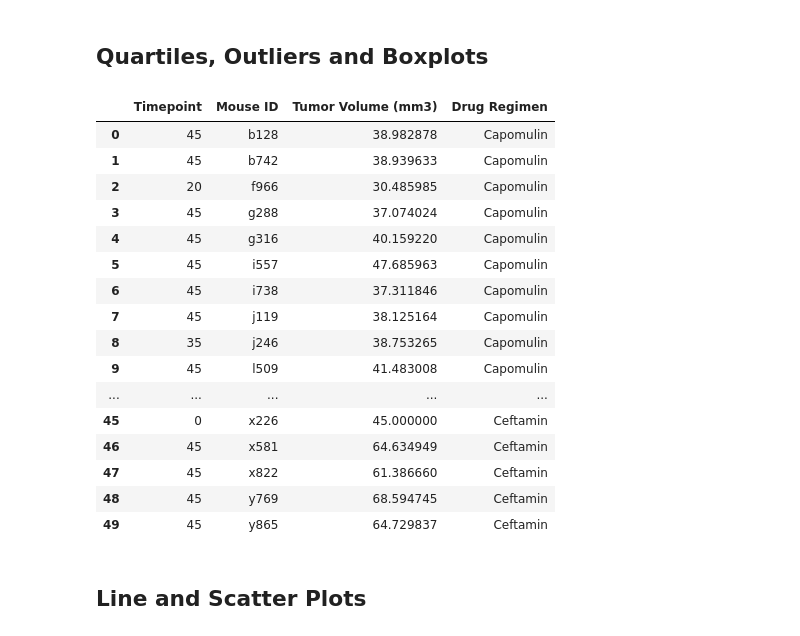
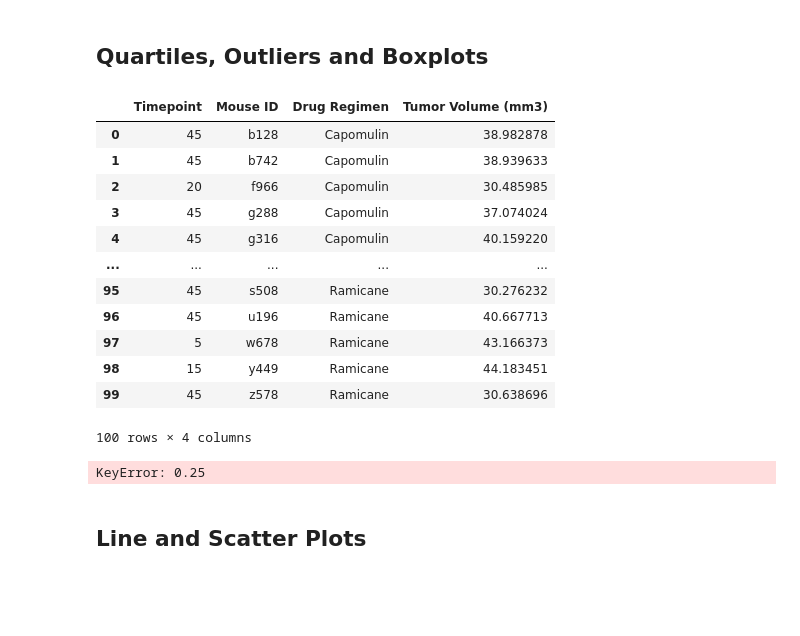
Before and after one commit to travisb98/Plotting_Pharmaceutical_Data, a Jupyter notebook: Pymaceuticals/pymaceuticals_starter.ipynb, the cells around one changed output. Cells and saved outputs as stored; diff of their text form; code cells hidden in the pictures; blank space fills up the shorter version.

Commit message:
working on calculating the interquartile range, need to do some debugging

```diff
--- a/Pymaceuticals/pymaceuticals_starter.ipynb
+++ b/Pymaceuticals/pymaceuticals_starter.ipynb
@@ -176,34 +176,30 @@ plt.show()
 # %%
 # Calculate the final tumor volume of each mouse across four of the treatment regimens:
 # Capomulin, Ramicane, Infubinol, and Ceftamin
 # Start by getting the last (greatest) timepoint for each mouse
 # Merge this group df with the original dataframe to get the tumor volume at the last timepoint
 
 #creates a dataframe of all entries related to the 4 requested drugs
 top_drugs_list = ['Capomulin','Ramicane','Infubinol','Ceftamin']
 top_drugs_df =study_and_mouse_working.loc[study_and_mouse_working['Drug Regimen'].isin(top_drugs_list)]
 
 #finds the max time point for each drug and mouse
 top_time=pd.DataFrame(top_drugs_df.groupby(['Drug Regimen','Mouse ID'])['Timepoint'].max())
 
 #meges in the orginal dataframe on the
 final_tumor_volumes = pd.merge(top_time,study_and_mouse_working[['Timepoint','Mouse ID','Tumor Volume (mm3)','Drug Regimen']], on=['Timepoint','Mouse ID','Drug Regimen'])
-final_tumor_volumes.head(50)
+final_tumor_volumes
 # %% [output]
-|  | Timepoint | Mouse ID | Tumor Volume (mm3) | Drug Regimen |
-| 0 | 45 | b128 | 38.982878 | Capomulin |
-| 1 | 45 | b742 | 38.939633 | Capomulin |
-| 2 | 20 | f966 | 30.485985 | Capomulin |
-| 3 | 45 | g288 | 37.074024 | Capomulin |
-| 4 | 45 | g316 | 40.159220 | Capomulin |
-| 5 | 45 | i557 | 47.685963 | Capomulin |
-| 6 | 45 | i738 | 37.311846 | Capomulin |
-| 7 | 45 | j119 | 38.125164 | Capomulin |
-| 8 | 35 | j246 | 38.753265 | Capomulin |
-| 9 | 45 | l509 | 41.483008 | Capomulin |
+|  | Timepoint | Mouse ID | Drug Regimen | Tumor Volume (mm3) |
+| 0 | 45 | b128 | Capomulin | 38.982878 |
+| 1 | 45 | b742 | Capomulin | 38.939633 |
+| 2 | 20 | f966 | Capomulin | 30.485985 |
+| 3 | 45 | g288 | Capomulin | 37.074024 |
+| 4 | 45 | g316 | Capomulin | 40.159220 |
 | ... | ... | ... | ... | ... |
-| 45 | 0 | x226 | 45.000000 | Ceftamin |
-| 46 | 45 | x581 | 64.634949 | Ceftamin |
-| 47 | 45 | x822 | 61.386660 | Ceftamin |
-| 48 | 45 | y769 | 68.594745 | Ceftamin |
-| 49 | 45 | y865 | 64.729837 | Ceftamin |
+| 95 | 45 | s508 | Ramicane | 30.276232 |
+| 96 | 45 | u196 | Ramicane | 40.667713 |
+| 97 | 5 | w678 | Ramicane | 43.166373 |
+| 98 | 15 | y449 | Ramicane | 44.183451 |
+| 99 | 45 | z578 | Ramicane | 30.638696 |
+100 rows × 4 columns
@@ -240,11 +206,29 @@ final_tumor_volumes.head(50)
 # %%
 # Put treatments into a list for for loop (and later for plot labels)
+# top_drugs_list = ['Capomulin','Ramicane','Infubinol','Ceftamin']
 
+top_drugs_list
+
+# cap_df
+# ram_df
+# inf_df
+# ceft_df
 
 # Create empty list to fill with tumor vol data (for plotting)
 
 
+tumor_vol_data=[]
+
 # Calculate the IQR and quantitatively determine if there are any potential outliers.
+
+#### this isn't working right now but it should print off the interquartile range for each drug
+# for regimen in top_drugs_list:
+#     quarts=final_tumor_volumes.loc[final_tumor_volumes['Drug Regimen']==regimen,:].quantile([.25,.5,.75])
+#     lowerq=quarts[.25]
+#     upperq=quarts[.75]
+#     iqr = upperq-lowerq
+
+#     print(f'the iqr for{regimen} is {iqr}')
 
 
     # Locate the rows which contain mice on each drug and get the tumor volumes
@@ -254,6 +238,8 @@ final_tumor_volumes.head(50)
 
 
     # Determine outliers using upper and lower bounds
+# %% [output]
+KeyError: 0.25
 # %%
 # Generate a box plot of the final tumor volume of each mouse across four regimens of interest
 # %% [markdown]
```
Also changed, not shown: parts of 1 cell of this notebook.
